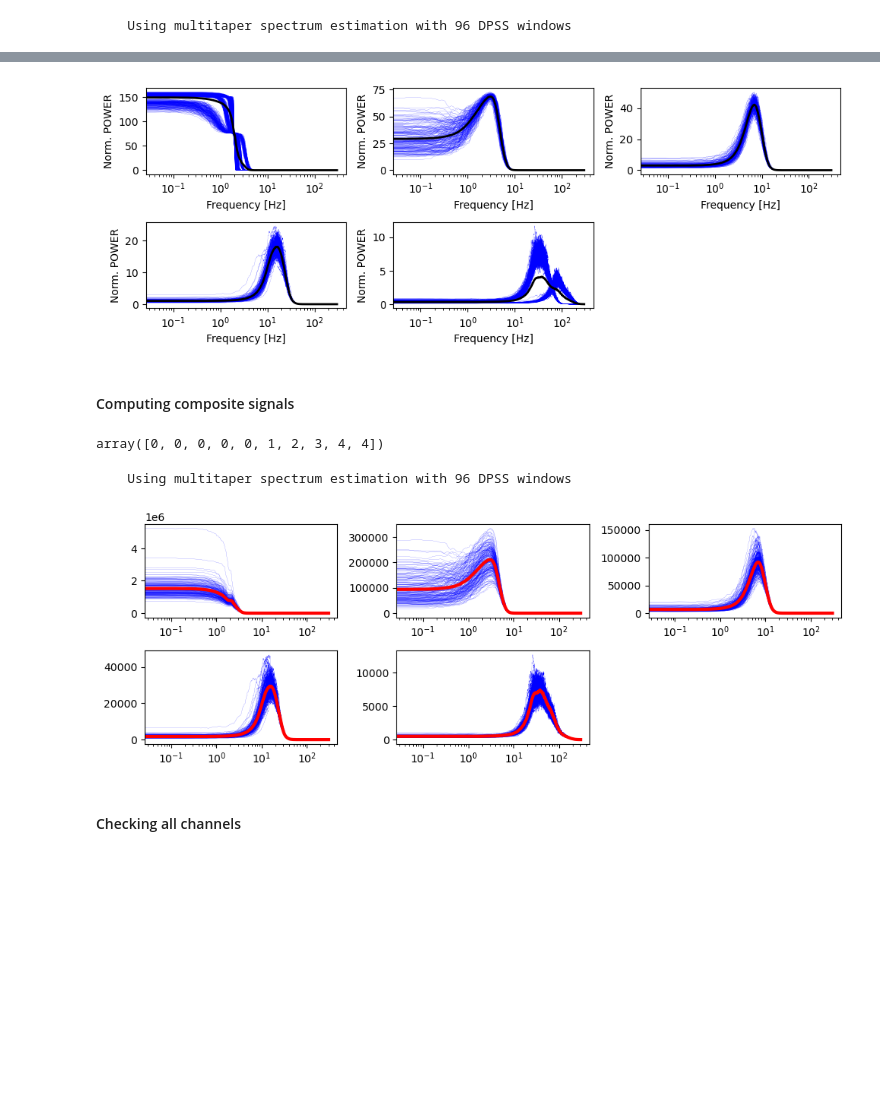
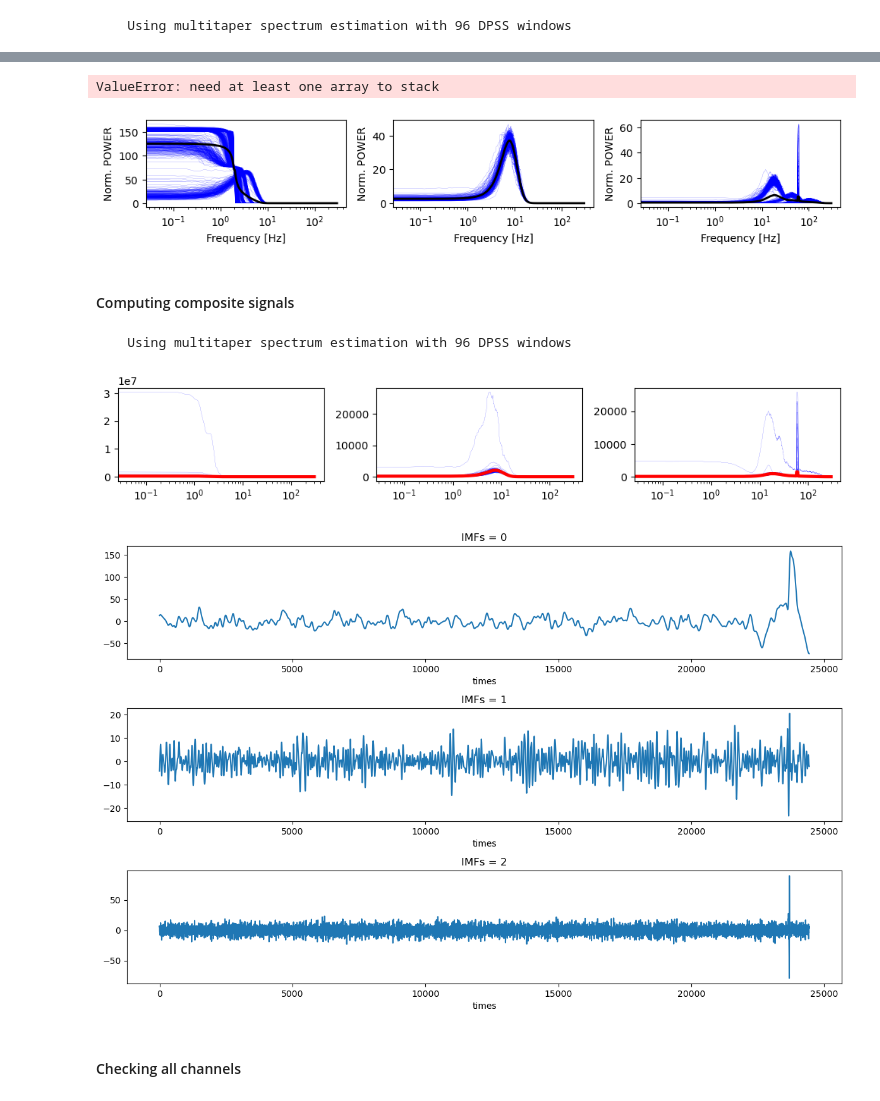
Before and after one commit to ViniciusLima94/vanderbilt, a Jupyter notebook: notebooks/2_Empirical_Mode_Decomposition.ipynb, the cells around one changed output, grey strips where cells are left out. Drawn from its saved outputs; the diff is of its cells as text; code cells hidden in the pictures; blank space fills up the shorter version.

```diff
--- a/notebooks/2_Empirical_Mode_Decomposition.ipynb
+++ b/notebooks/2_Empirical_Mode_Decomposition.ipynb
@@ -205,14 +371,10 @@ reducer = umap.UMAP(n_jobs=20, min_dist=.5, n_neighbors=5, )
 embedding = reducer.fit_transform(SXX_norm)
 # %%
-from sklearn.cluster import DBSCAN, KMeans, OPTICS
+from sklearn.cluster import DBSCAN, OPTICS, KMeans
 
-clustering = KMeans(
-    n_clusters=6, init="k-means++", n_init="auto"
-).fit(SXX_norm)
+#  clustering = KMeans(n_clusters=6, init="k-means++", n_init="auto").fit(SXX_norm)
 
-clustering = DBSCAN(
-    eps=200, min_samples=20
-).fit(SXX_norm)
+clustering = DBSCAN(eps=200, min_samples=20).fit(SXX_norm)
 # %%
 clustering.labels_
 # %% [output]
@@ -227,17 +387,23 @@ labels = clustering.labels_
+# %%
+labels = clustering.labels_.copy()
 # %%
 from sklearn.metrics import pairwise_distances_argmin_min
 
 if -1 in np.unique(labels):
 
+    labels = clustering.labels_.copy()
+
     # Identify noise points
     noise_points = SXX_norm[labels == -1]
 
     # Find the closest cluster for each noise point
-    closest_cluster_indices = pairwise_distances_argmin_min(noise_points, SXX_norm[labels != -1])[0]
+    closest_cluster_indices = pairwise_distances_argmin_min(
+        noise_points, SXX_norm[labels != -1]
+    )[0]
     closest_cluster_labels = labels[closest_cluster_indices]
 
     # Assign noise points to the closest cluster
-    labels[labels == -1] = closest_cluster_labels
+    labels[labels == -1] = np.argmax(np.bincount(closest_cluster_labels))
 
     clustering.labels_ = labels
 # %%
@@ -264,19 +430,23 @@ array([0, 1, 2, 3, 4])
+# %%
+invalid_clusters = []
+for i, cl in enumerate(cluster_labels):
+    if -1 in np.unique(cl):
+        invalid_clusters += [i]
+invalid_clusters = np.stack(invalid_clusters)
+# %% [output]
+ValueError: need at least one array to stack
 # %%
 plt.figure(figsize=(10, 5))
 for pos, i in enumerate(unique_labels[order]):
     plt.subplot(3, 3, pos + 1)
-    plt.semilogx(f, SXX_norm[clustering.labels_ == i].T, lw=.1, color="b")
+    plt.semilogx(f, SXX_norm[clustering.labels_ == i].T, lw=0.1, color="b")
     plt.semilogx(f, SXX_norm[clustering.labels_ == i].mean(0), lw=2, color="k")
     plt.xlabel("Frequency [Hz]")
     plt.ylabel("Norm. POWER")
 plt.tight_layout()
 # %% [output]
-[figure, old version]
+[figure, new version]
 # %% [markdown]
 #### Computing composite signals
 # %%
 n_blocks = IMFs_single.shape[0]
-# %%
-clustering.labels_[:10]
-# %% [output]
-array([0, 0, 0, 0, 0, 1, 2, 3, 4, 4])
@@ -312,11 +480,24 @@ SXX_composite, f = psd_array_multitaper(
 plt.figure(figsize=(10, 5))
 for pos, i in enumerate(unique_labels[order]):
     plt.subplot(3, 3, pos + 1)
-    plt.semilogx(f, SXX_composite[:, i, :].T, c="b", lw=.1 );
-    plt.semilogx(f, np.nanmean(SXX_composite[:, i, :], 0), c="r", lw=3 );
+    plt.semilogx(f, SXX_composite[:, i, :].T, c="b", lw=0.1)
+    plt.semilogx(f, np.nanmean(SXX_composite[:, i, :], 0), c="r", lw=3)
 plt.tight_layout()
 # %% [output]
-[figure, old version]
+[figure, new version]
+# %%
+block = 179
+
+plt.figure(figsize=(12, 10))
+plt.subplot(4, 1, 1)
+composite.isel(IMFs=0, blocks=block).plot(hue="IMFs")
+plt.subplot(4, 1, 2)
+composite.isel(IMFs=1, blocks=block).plot(hue="IMFs")
+plt.subplot(4, 1, 3)
+composite.isel(IMFs=2, blocks=block).plot(hue="IMFs")
+plt.tight_layout()
+# %% [output]
+[figure, added]
 # %% [markdown]
 #### Checking all channels
 # %%
```
Also changed, not shown: parts of 25 cells of this notebook, 6 other files.
